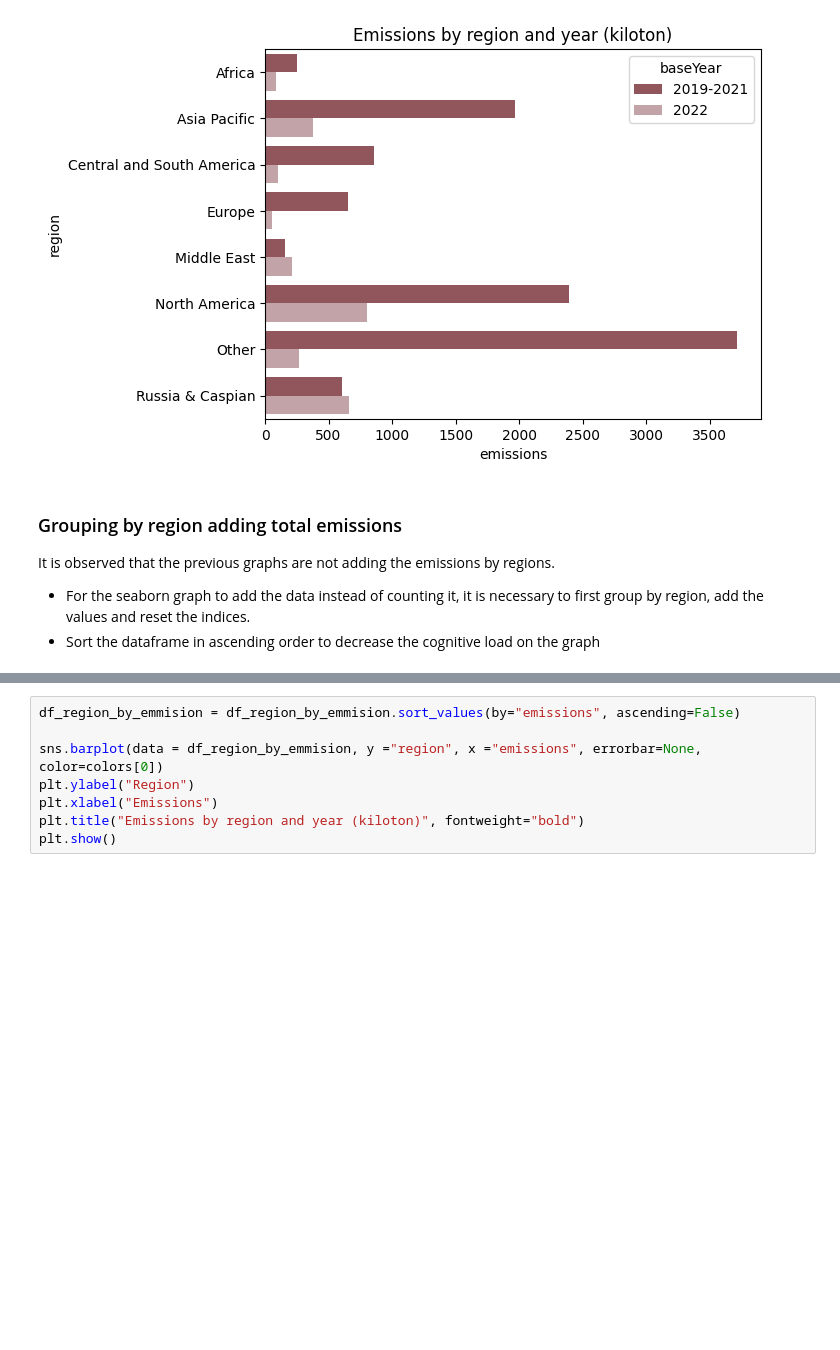
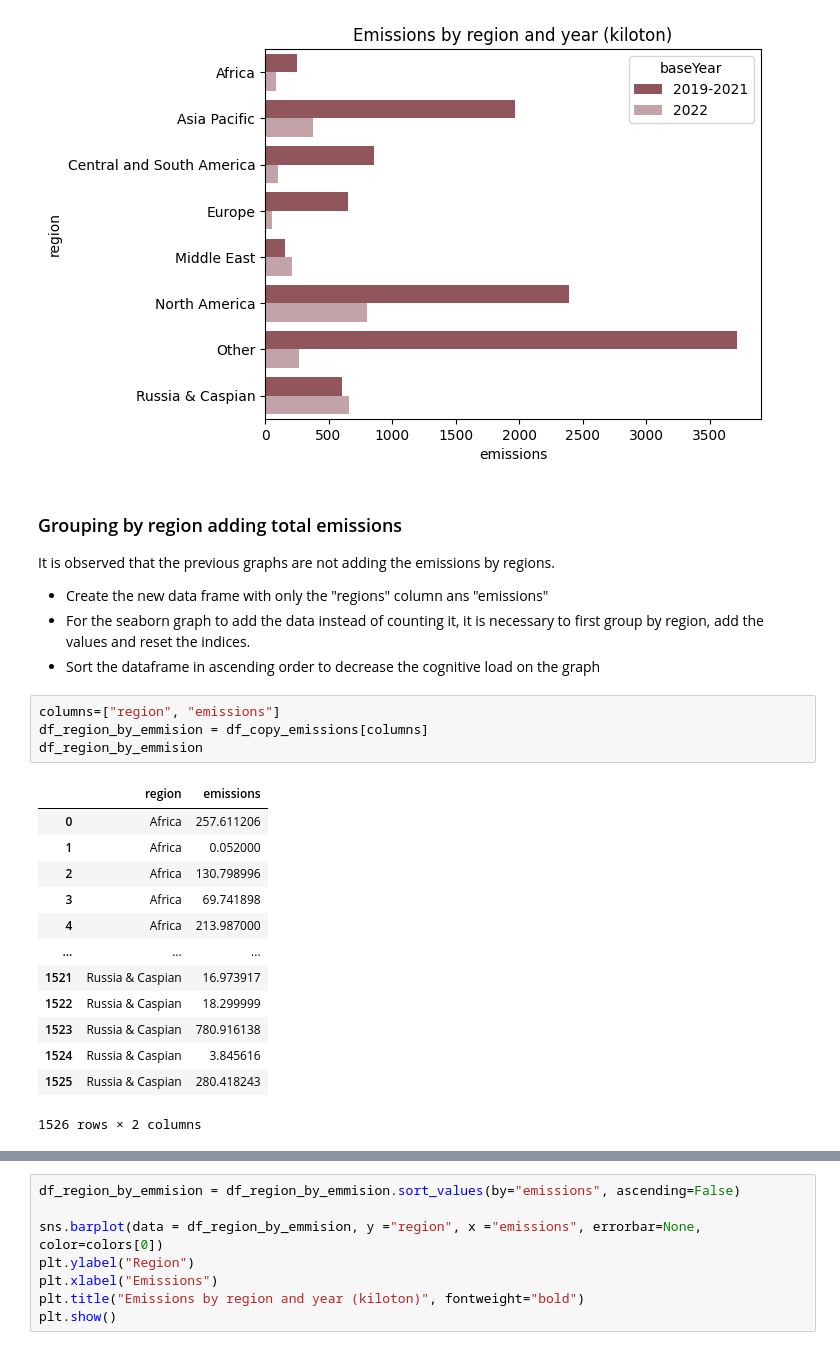
Before and after one commit to William-CCS96/matplotlib_seaborn_libraries_global_methane_emissions, a Jupyter notebook: notebooks/0_0_matplotlib_seaborn-libraries_global_methane_emissions.ipynb, the cells around one changed output, grey strips where cells are left out. Cells and saved outputs as stored; diff of their text form; blank space fills up the shorter version.

```diff
--- a/notebooks/0_0_matplotlib_seaborn-libraries_global_methane_emissions.ipynb
+++ b/notebooks/0_0_matplotlib_seaborn-libraries_global_methane_emissions.ipynb
@@ -80,6 +80,25 @@ plt.show()
 ### Grouping by region adding total emissions
 It is observed that the previous graphs are not adding the emissions by regions.
 
+* Create the new data frame with only the "regions" column ans "emissions"
 * For the seaborn graph to add the data instead of counting it, it is necessary to first group by region, add the values and reset the indices.
 * Sort the dataframe in ascending order to decrease the cognitive load on the graph
+# %%
+columns=["region", "emissions"]
+df_region_by_emmision = df_copy_emissions[columns]
+df_region_by_emmision
+# %% [output]
+|  | region | emissions |
+| 0 | Africa | 257.611206 |
+| 1 | Africa | 0.052000 |
+| 2 | Africa | 130.798996 |
+| 3 | Africa | 69.741898 |
+| 4 | Africa | 213.987000 |
+| ... | ... | ... |
+| 1521 | Russia & Caspian | 16.973917 |
+| 1522 | Russia & Caspian | 18.299999 |
+| 1523 | Russia & Caspian | 780.916138 |
+| 1524 | Russia & Caspian | 3.845616 |
+| 1525 | Russia & Caspian | 280.418243 |
+1526 rows × 2 columns
 # %%
```
Also changed, not shown: parts of 7 cells of this notebook.
